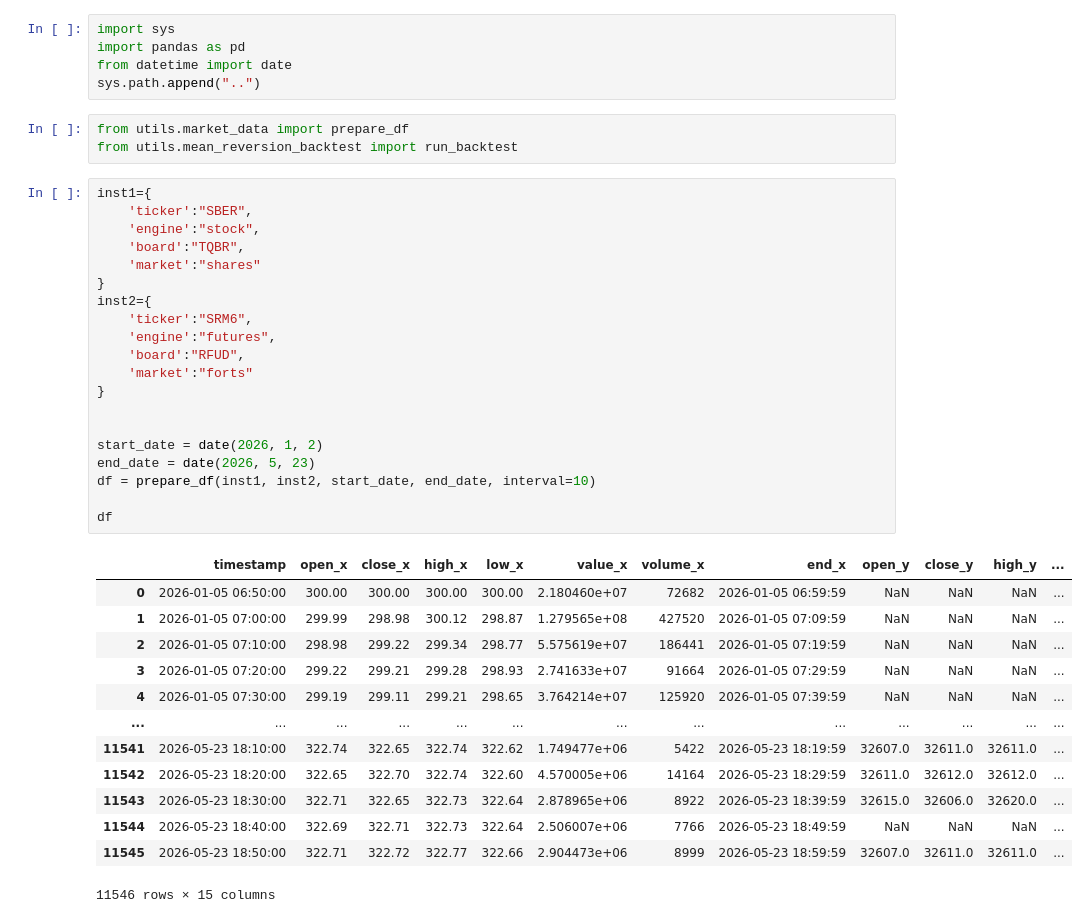
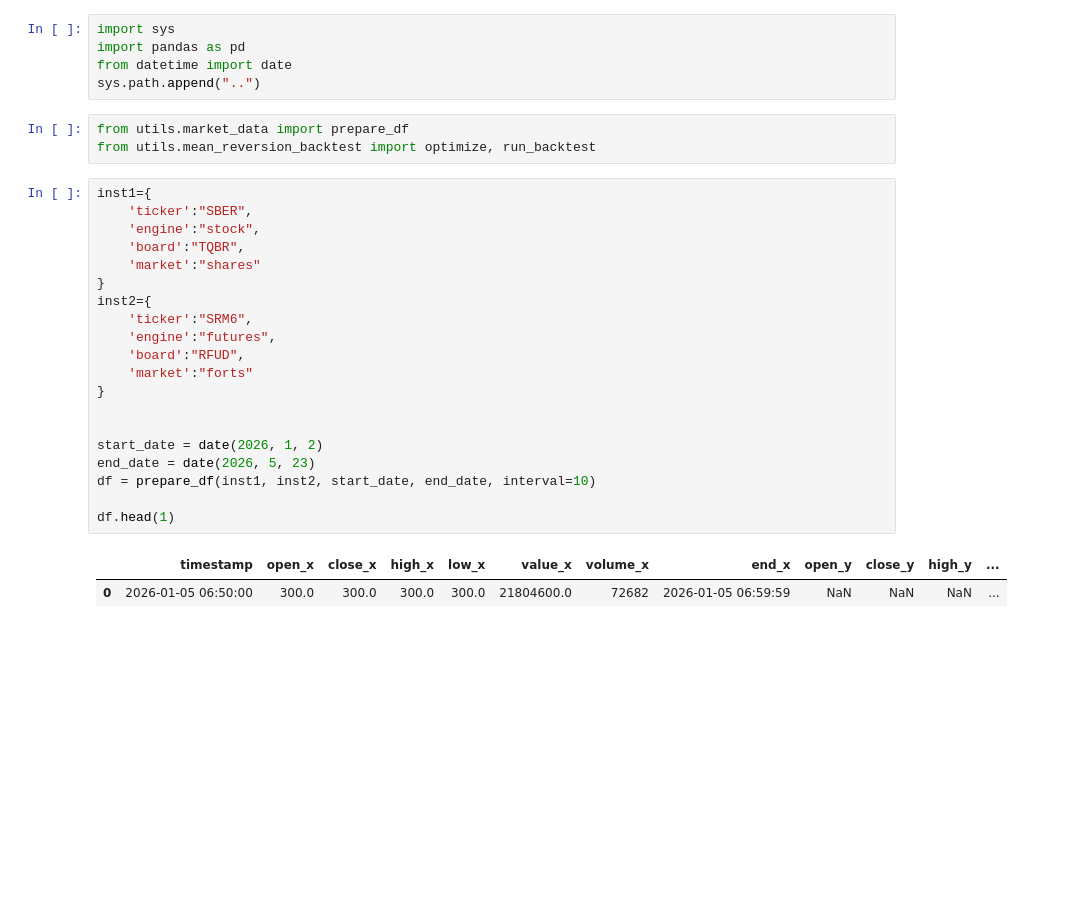
Before and after one commit to SigmaFlowX/Moex-Stat-Arb, a Jupyter notebook: notebooks/backtest.ipynb, the cells around one changed output. Saved outputs shown, nothing was run; the diff lists cells and outputs as text; blank space fills up the shorter version.

```diff
--- a/notebooks/backtest.ipynb
+++ b/notebooks/backtest.ipynb
@@ -5,38 +5,27 @@ from datetime import date
 sys.path.append("..")
 # %%
 from utils.market_data import prepare_df
-from utils.mean_reversion_backtest import run_backtest
+from utils.mean_reversion_backtest import optimize, run_backtest
 # %%
 inst1={
     'ticker':"SBER",
     'engine':"stock",
     'board':"TQBR",
     'market':"shares"
 }
 inst2={
     'ticker':"SRM6",
     'engine':"futures",
     'board':"RFUD",
     'market':"forts"
 }
 
 
 start_date = date(2026, 1, 2)
 end_date = date(2026, 5, 23)
 df = prepare_df(inst1, inst2, start_date, end_date, interval=10)
 
-df
+df.head(1)
 # %% [output]
 |  | timestamp | open_x | close_x | high_x | low_x | value_x | volume_x | end_x | open_y | close_y | high_y | ... |
-| 0 | 2026-01-05 06:50:00 | 300.00 | 300.00 | 300.00 | 300.00 | 2.180460e+07 | 72682 | 2026-01-05 06:59:59 | NaN | NaN | NaN | ... |
-| 1 | 2026-01-05 07:00:00 | 299.99 | 298.98 | 300.12 | 298.87 | 1.279565e+08 | 427520 | 2026-01-05 07:09:59 | NaN | NaN | NaN | ... |
-| 2 | 2026-01-05 07:10:00 | 298.98 | 299.22 | 299.34 | 298.77 | 5.575619e+07 | 186441 | 2026-01-05 07:19:59 | NaN | NaN | NaN | ... |
-| 3 | 2026-01-05 07:20:00 | 299.22 | 299.21 | 299.28 | 298.93 | 2.741633e+07 | 91664 | 2026-01-05 07:29:59 | NaN | NaN | NaN | ... |
-| 4 | 2026-01-05 07:30:00 | 299.19 | 299.11 | 299.21 | 298.65 | 3.764214e+07 | 125920 | 2026-01-05 07:39:59 | NaN | NaN | NaN | ... |
-| ... | ... | ... | ... | ... | ... | ... | ... | ... | ... | ... | ... | ... |
-| 11541 | 2026-05-23 18:10:00 | 322.74 | 322.65 | 322.74 | 322.62 | 1.749477e+06 | 5422 | 2026-05-23 18:19:59 | 32607.0 | 32611.0 | 32611.0 | ... |
-| 11542 | 2026-05-23 18:20:00 | 322.65 | 322.70 | 322.74 | 322.60 | 4.570005e+06 | 14164 | 2026-05-23 18:29:59 | 32611.0 | 32612.0 | 32612.0 | ... |
-| 11543 | 2026-05-23 18:30:00 | 322.71 | 322.65 | 322.73 | 322.64 | 2.878965e+06 | 8922 | 2026-05-23 18:39:59 | 32615.0 | 32606.0 | 32620.0 | ... |
-| 11544 | 2026-05-23 18:40:00 | 322.69 | 322.71 | 322.73 | 322.64 | 2.506007e+06 | 7766 | 2026-05-23 18:49:59 | NaN | NaN | NaN | ... |
-| 11545 | 2026-05-23 18:50:00 | 322.71 | 322.72 | 322.77 | 322.66 | 2.904473e+06 | 8999 | 2026-05-23 18:59:59 | 32607.0 | 32611.0 | 32611.0 | ... |
+| 0 | 2026-01-05 06:50:00 | 300.0 | 300.0 | 300.0 | 300.0 | 21804600.0 | 72682 | 2026-01-05 06:59:59 | NaN | NaN | NaN | ... |
-11546 rows × 15 columns
```
Also changed, not shown: parts of 3 cells of this notebook, 1 other file.
